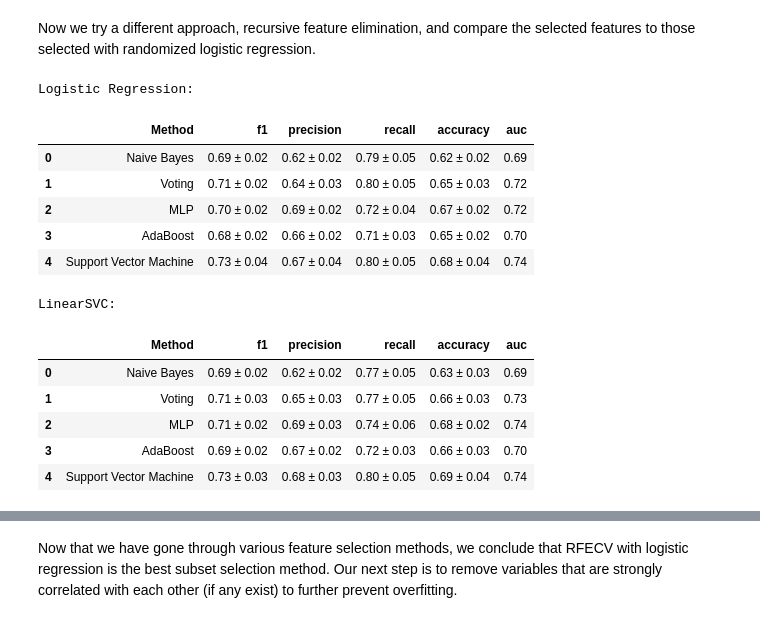
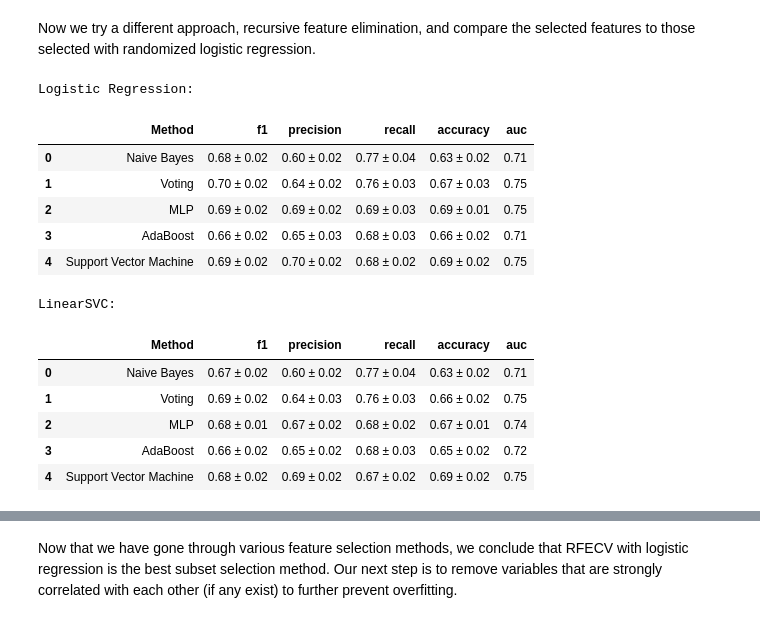
Before and after one commit to shenoy10/Harvey_Machine_Learning, a Jupyter notebook: Embedding_Model.ipynb, the cells around one changed output, grey strips where cells are left out. Cells and saved outputs as stored; diff of their text form; code cells hidden in the pictures.

```diff
--- a/Embedding_Model.ipynb
+++ b/Embedding_Model.ipynb
@@ -83,12 +32,14 @@ def process_tweet(tweet, tknzr, sym_spell=None, advanced=False):
 # %%
-df = pd.read_csv('data/labeled_prelim.csv').dropna().astype(
-        {'Relevancy':np.int32, 'Urgency':np.int32}).reset_index(drop=True)
-df.pop('Id')
+# df = pd.read_csv('data/labeled_prelim.csv').dropna().astype(
+#         {'Relevancy':np.int32, 'Urgency':np.int32}).reset_index(drop=True)
+# df.pop('Id')
 
 # df2 = pd.read_csv('data/mturk_results_0-2000_processed.csv')
-#df = pd.concat([df, df2], ignore_index=True)
-df2 = pd.read_csv('data/mturk_0-4000_manual2.csv')
-df = df2
+# df = pd.concat([df, df2], ignore_index=True)
+# df2 = pd.read_csv('data/final_dataset.csv')
+# df = df2
+
+df = pd.read_csv('data/final_dataset_processed.csv')
 
 print(df.shape)
 df.head()
@@ -103,5 +53,0 @@ df.head()
-# %%
-#sym_spell = create_symspell(2,7,'data/frequency_dictionary_en_82_765.txt')
-tknzr = TweetTokenizer(strip_handles=False, reduce_len=True)
-df['Text'] = df['Text'].map(lambda x: process_tweet(x, tknzr, None, True))
-df.head()
@@ -145,3 +88,8 @@ with open('data/glove.twitter.27B/glove.twitter.27B.%dd.txt' % vec_length) as f:
             break
 # %% [output]
 empty line
+# %%
+sym_spell = create_symspell(2,7,'data/frequency_dictionary_en_82_765.txt')
+tknzr = TweetTokenizer(strip_handles=False, reduce_len=True)
+df['Text'] = df['Text'].map(lambda x: process_tweet.process_tweet(x, glove, tknzr, sym_spell, True))
+df.head()
@@ -330,43 +279,43 @@ Now we try a different approach, recursive feature elimination, and compare the
 from sklearn.feature_selection import RFECV
 
 models = {'Naive Bayes': GaussianNB(),
           'Voting': VotingClassifier(estimators=[('mlp', MLPClassifier()),
                                             ('ada', AdaBoostClassifier()),
                                             ('nb', GaussianNB())], voting='soft'),
           'Perceptron': MLPClassifier(),
           'AdaBoost': AdaBoostClassifier(),
           'Support Vector Machine': SVC()
         }
 method = ['Naive Bayes', 'Voting', 'MLP', 'AdaBoost', 'Support Vector Machine']
 models2 = [('Logistic Regression', LogisticRegression()), ('LinearSVC', LinearSVC())]
 
 for name, model in models2:
-    rfecv = RFECV(model, step=1, cv=10)
+    rfecv = RFECV(model, step=1, scoring='f1', cv=10)
     rfecv = rfecv.fit(dfv, labels)
     mask = rfecv.support_
 
     drop_features = []
     index = 0
     for val in mask:
         if not val:
             drop_features.append('v'+str(index))
         index += 1
 
     df_rfecv = dfv.drop(drop_features, axis=1)
     print(name + ':')
     print_stats(models, method, df_rfecv, labels)
 # %% [output]
 Logistic Regression:
 |  | Method | f1 | precision | recall | accuracy | auc |
-| 0 | Naive Bayes | 0.69 ± 0.02 | 0.62 ± 0.02 | 0.79 ± 0.05 | 0.62 ± 0.02 | 0.69 |
-| 1 | Voting | 0.71 ± 0.02 | 0.64 ± 0.03 | 0.80 ± 0.05 | 0.65 ± 0.03 | 0.72 |
-| 2 | MLP | 0.70 ± 0.02 | 0.69 ± 0.02 | 0.72 ± 0.04 | 0.67 ± 0.02 | 0.72 |
-| 3 | AdaBoost | 0.68 ± 0.02 | 0.66 ± 0.02 | 0.71 ± 0.03 | 0.65 ± 0.02 | 0.70 |
-| 4 | Support Vector Machine | 0.73 ± 0.04 | 0.67 ± 0.04 | 0.80 ± 0.05 | 0.68 ± 0.04 | 0.74 |
+| 0 | Naive Bayes | 0.68 ± 0.02 | 0.60 ± 0.02 | 0.77 ± 0.04 | 0.63 ± 0.02 | 0.71 |
+| 1 | Voting | 0.70 ± 0.02 | 0.64 ± 0.02 | 0.76 ± 0.03 | 0.67 ± 0.03 | 0.75 |
+| 2 | MLP | 0.69 ± 0.02 | 0.69 ± 0.02 | 0.69 ± 0.03 | 0.69 ± 0.01 | 0.75 |
+| 3 | AdaBoost | 0.66 ± 0.02 | 0.65 ± 0.03 | 0.68 ± 0.03 | 0.66 ± 0.02 | 0.71 |
+| 4 | Support Vector Machine | 0.69 ± 0.02 | 0.70 ± 0.02 | 0.68 ± 0.02 | 0.69 ± 0.02 | 0.75 |
 LinearSVC:
 |  | Method | f1 | precision | recall | accuracy | auc |
-| 0 | Naive Bayes | 0.69 ± 0.02 | 0.62 ± 0.02 | 0.77 ± 0.05 | 0.63 ± 0.03 | 0.69 |
-| 1 | Voting | 0.71 ± 0.03 | 0.65 ± 0.03 | 0.77 ± 0.05 | 0.66 ± 0.03 | 0.73 |
-| 2 | MLP | 0.71 ± 0.02 | 0.69 ± 0.03 | 0.74 ± 0.06 | 0.68 ± 0.02 | 0.74 |
-| 3 | AdaBoost | 0.69 ± 0.02 | 0.67 ± 0.02 | 0.72 ± 0.03 | 0.66 ± 0.03 | 0.70 |
-| 4 | Support Vector Machine | 0.73 ± 0.03 | 0.68 ± 0.03 | 0.80 ± 0.05 | 0.69 ± 0.04 | 0.74 |
+| 0 | Naive Bayes | 0.67 ± 0.02 | 0.60 ± 0.02 | 0.77 ± 0.04 | 0.63 ± 0.02 | 0.71 |
+| 1 | Voting | 0.69 ± 0.02 | 0.64 ± 0.03 | 0.76 ± 0.03 | 0.66 ± 0.02 | 0.75 |
+| 2 | MLP | 0.68 ± 0.01 | 0.67 ± 0.02 | 0.68 ± 0.02 | 0.67 ± 0.01 | 0.74 |
+| 3 | AdaBoost | 0.66 ± 0.02 | 0.65 ± 0.02 | 0.68 ± 0.03 | 0.65 ± 0.02 | 0.72 |
+| 4 | Support Vector Machine | 0.68 ± 0.02 | 0.69 ± 0.02 | 0.67 ± 0.02 | 0.69 ± 0.02 | 0.75 |
```
Also changed, not shown: parts of 43 cells of this notebook, 15 other files.
